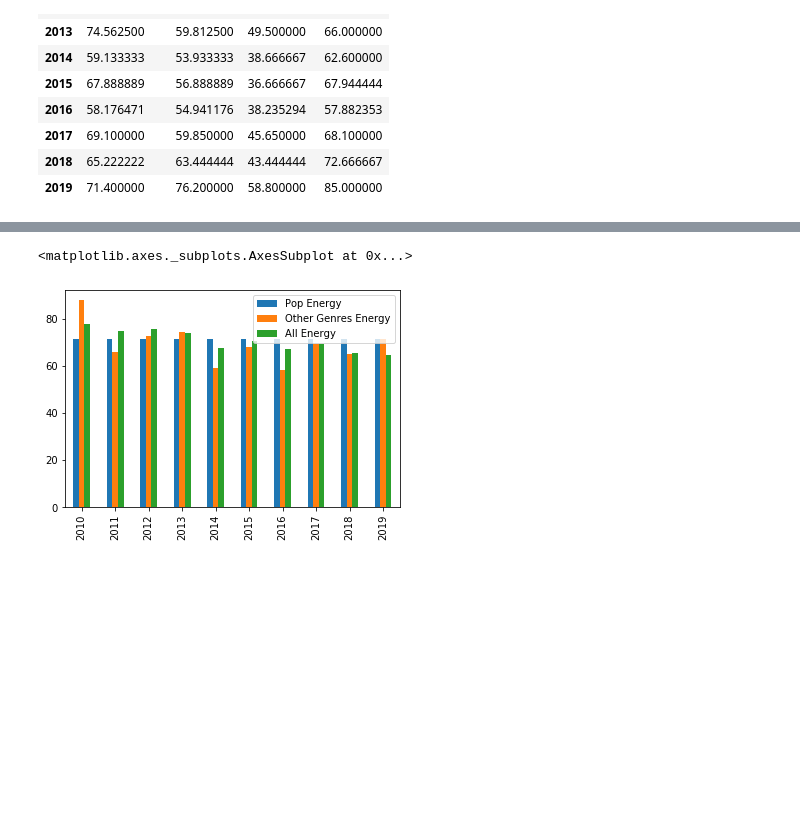
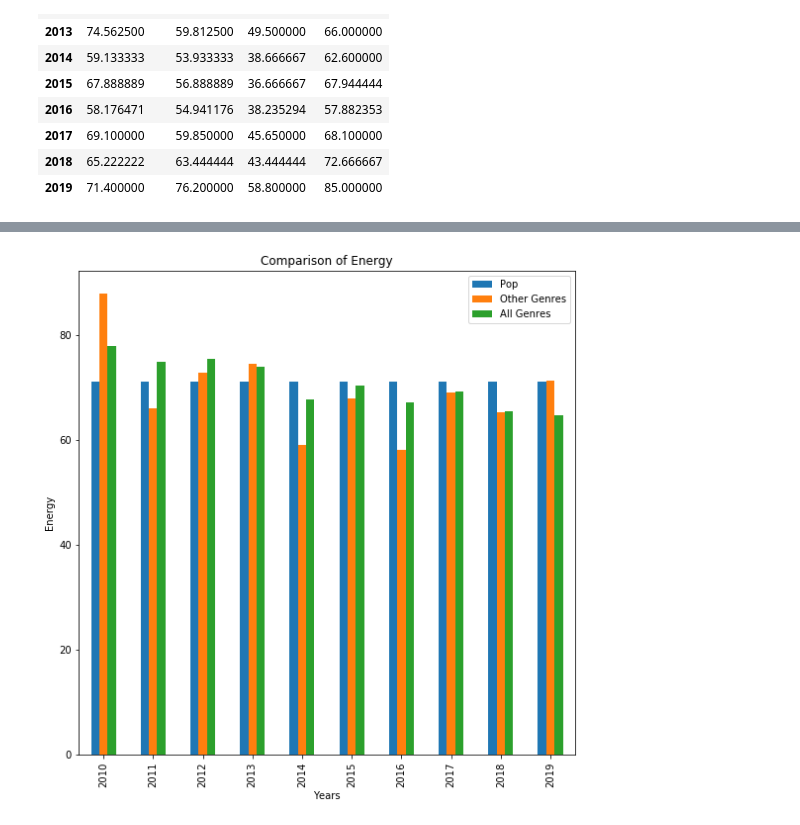
Before and after one commit to Kramer818/Music-Analysis, a Jupyter notebook: Lyndsi_Project1.ipynb, the cells around one changed output, grey strips where cells are left out. Drawn from its saved outputs; the diff is of its cells as text; code cells hidden in the pictures; blank space fills up the shorter version.

```diff
--- a/Lyndsi_Project1.ipynb
+++ b/Lyndsi_Project1.ipynb
@@ -129,8 +153,10 @@ plt.savefig("ValenceCompare.png")
 # %%
-avg_energy_df = pd.DataFrame({"Pop Energy": pnrg_mean,"Other Genres Energy":no_pop_nrg, "All Energy":all_nrg}, index=years)
-avg_energy_df.plot.bar()
+avg_energy_df = pd.DataFrame({"Pop": pnrg_mean,"Other Genres":no_pop_nrg, "All Genres":all_nrg}, index=years)
+ax=avg_energy_df.plot.bar(width =.5,figsize=(9,9))
+ax.set_ylabel('Energy')
+ax.set_xlabel('Years')
+ax.set_title('Comparison of Energy')
 plt.savefig("EnergyCompare.png")
 # %% [output]
-<matplotlib.axes._subplots.AxesSubplot at 0x...>
-[figure, old version]
+[figure, new version]
 # %%
```
Also changed, not shown: parts of 5 cells of this notebook, 3 other files.
